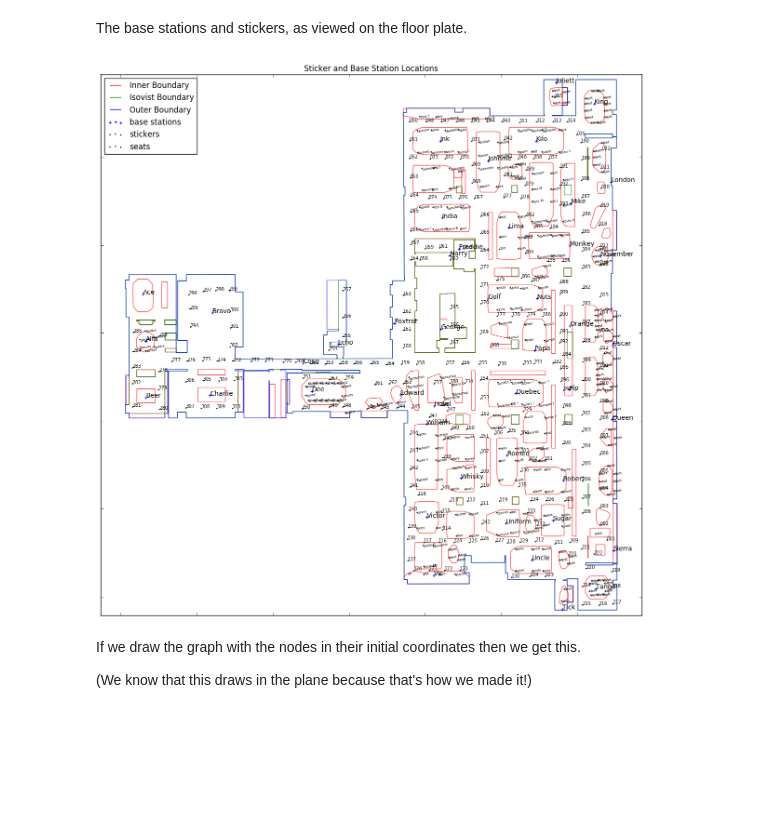
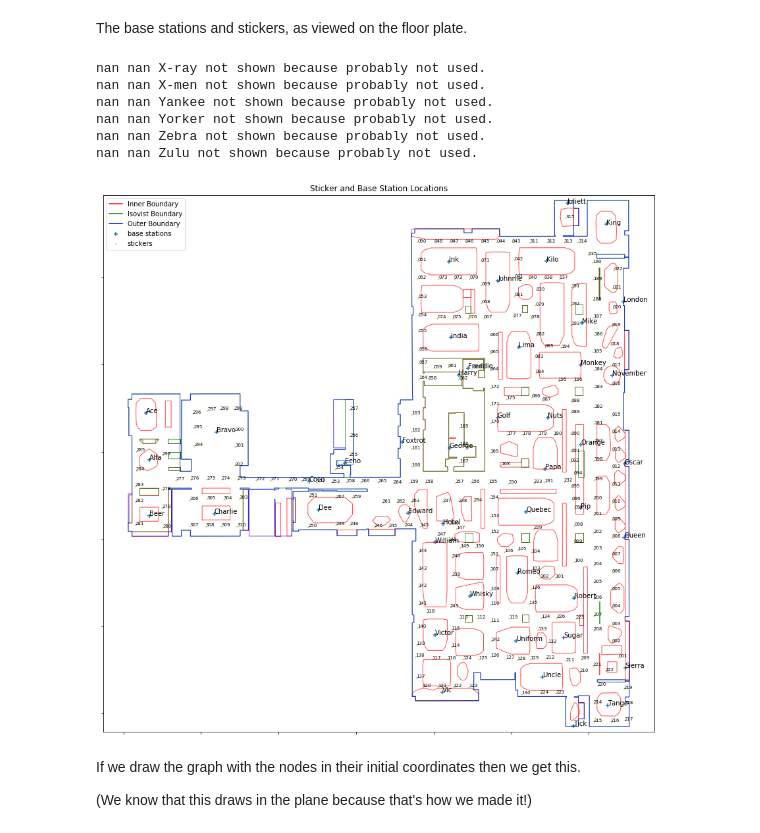
Before and after one commit to notionparallax/sensicorn, a Jupyter notebook: initialDataAnalysis/BVN infrastructure and layout.ipynb, the cells around one changed output. Cells and saved outputs as stored; diff of their text form; code cells hidden in the pictures; blank space fills up the shorter version.

```diff
--- a/initialDataAnalysis/BVN infrastructure and layout.ipynb
+++ b/initialDataAnalysis/BVN infrastructure and layout.ipynb
@@ -122,9 +132,9 @@ I introduced these in a blog post a while ago and explained what the sections we
 baseStationData = helpers.getDFfromCSVURL("https://docs.google.com/spreadsheets/d/167pxh_NRq5e9sQV9Zb8Z-Q-kdN7Zy9FCzCp47eVXTuE/pub?gid=1446311565&single=true&output=csv")
 
 #only keep the columns we care about
-baseStationData = baseStationData.ix[:,0:5]
+baseStationData = baseStationData.iloc[:,0:5]  # keep only the columns that are useful in this context
 baseStationData = baseStationData.drop(["location"], 1)
-baseStationData = baseStationData[baseStationData.agentId > 0] #not really sure how this works, maybe failure is falsy?
+# baseStationData = baseStationData[baseStationData.agentId != 0] # this check was > 0 but I'm not sure the data has any zeroes in it any more?
 baseStationData.head(3)
 # %% [output]
 |  | agentId | agentName | x | y |
@@ -205,7 +215,10 @@ def draw_infrastructure(title="Sticker and Base Station Locations", draw_graph=F
     if draw_basestations:
         # put the baseStations on the map
         for index, row in baseStationData.iterrows():
-            ax.text(row.x, row.y, row.agentName, fontsize=base_label_size)
+            if not math.isnan(row.x) and not math.isnan(row.y):
+                ax.text(row.x, row.y, row.agentName, fontsize=base_label_size)
+            else:
+                print(row.x, row.y, row.agentName, "not shown because probably not used.")
         base_stations = ax.scatter(baseStationData.x, baseStationData.y, marker='+', label='base stations')
         legend_items.append(base_stations)
 
@@ -240,9 +253,15 @@ def draw_infrastructure(title="Sticker and Base Station Locations", draw_graph=F
 # %% [markdown]
 The base stations and stickers, as viewed on the floor plate.
 # %%
-draw_infrastructure(draw_boundaries=True, draw_stickers=True, draw_basestations=True, draw_seat_names=True)
+draw_infrastructure(draw_boundaries=True, draw_stickers=True, draw_basestations=True)#, draw_seat_names=True)
 # %% [output]
+nan nan X-ray not shown because probably not used.
+nan nan X-men not shown because probably not used.
+nan nan Yankee not shown because probably not used.
+nan nan Yorker not shown because probably not used.
+nan nan Zebra not shown because probably not used.
+nan nan Zulu not shown because probably not used.
-[figure, old version]
+[figure, new version]
 # %% [markdown]
 If we draw the graph with the nodes in their initial coordinates then we get this.
 
```
Also changed, not shown: parts of 8 cells of this notebook, 2 other files.
